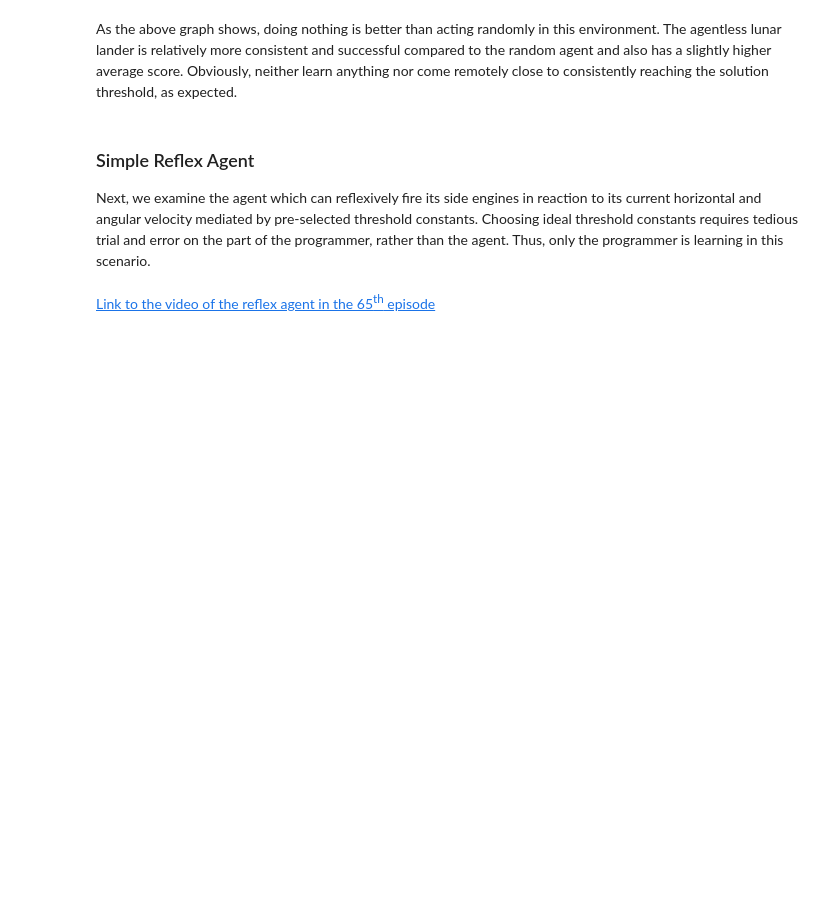
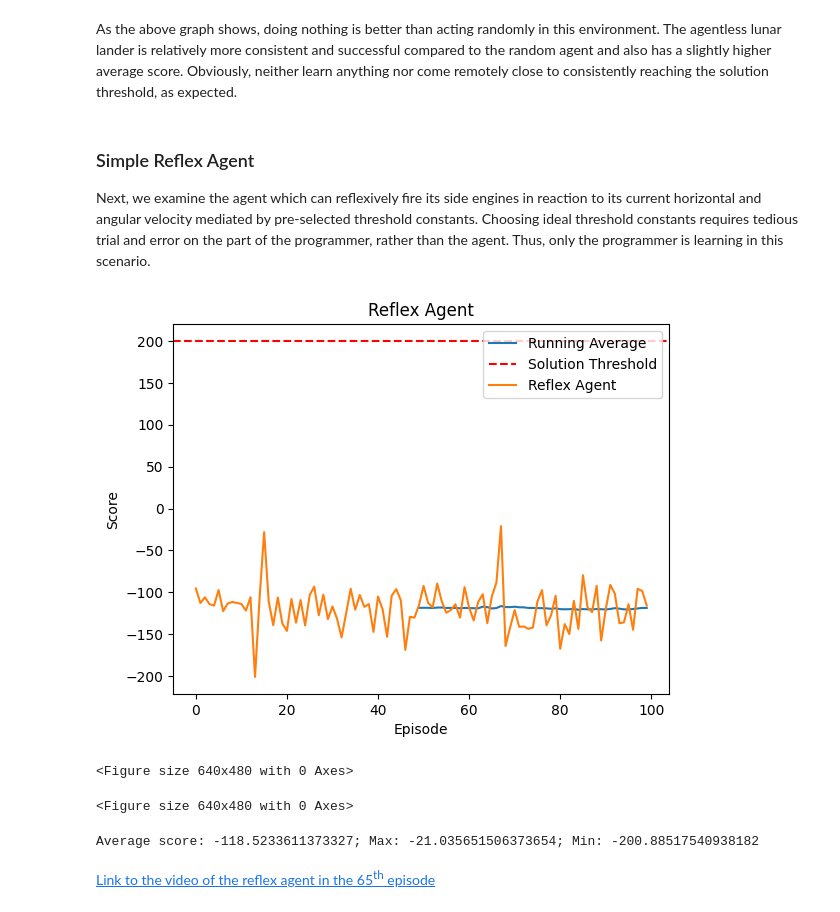
Before and after one commit to jaki9292/rl-project, a Jupyter notebook: project.ipynb, the cells around one changed output. Saved outputs shown, nothing was run; the diff lists cells and outputs as text; code cells hidden in the pictures; blank space fills up the shorter version.

```diff
--- a/project.ipynb
+++ b/project.ipynb
@@ -312,7 +439,7 @@ class ReflexAgent(LunarLander):
     selects actions according to horizontal
     and angular position and angular velocity
     '''
-    def __init__(self, name = "reflex_agent"):
+    def __init__(self, name = "Reflex Agent"):
         LunarLander.__init__(self, name)
 
     def select_action(self, state):
@@ -336,7 +463,7 @@ class ReflexAgent(LunarLander):
             (ang_vel > ang_vel_tolerance)):
 
             # Then, fire thruster to move right
-            action = RIGHT
+            action = self.RIGHT
 
         # If rightward horizontal velocity
         elif ((vx > horiz_vel_tolerance) and
@@ -344,11 +471,11 @@ class ReflexAgent(LunarLander):
               (ang_vel < -ang_vel_tolerance)):
 
             # Then, fire thruster to move left
-            action = LEFT
+            action = self.LEFT
 
         else:
             # Do nothing
-            action = NOOP
+            action = self.NOOP
 
         return action
 # %% [markdown]
@@ -855,11 +941,19 @@ Next, we examine the agent which can reflexively fire its side engines in reacti
 # %%
 # Instantiate lunar lander reflex agent
 rflx_agent = ReflexAgent()
 
+# Add to list of agents
+agents.append(rflx_agent)
+
 # Iterate over episodes
-rflx_scores = rflx_agent.iterate(episodes, verbose = False, video = True)
+rflx_agent.iterate(episodes, verbose = False, video = True)
 
 # Print average max, min
 average, max, min = rflx_agent.score_stats(verbose = True)
+# %% [output]
+[figure, added]
+<Figure size 640x480 with 0 Axes>
+<Figure size 640x480 with 0 Axes>
+Average score: -118.5233611373327; Max: -21.035651506373654; Min: -200.88517540938182
 # %% [markdown]
 [Link to the video of the reflex agent in the 65<sup>th</sup> episode](videos/reflex_agent-episode-64.mp4)
```
Also changed, not shown: parts of 33 cells of this notebook.
